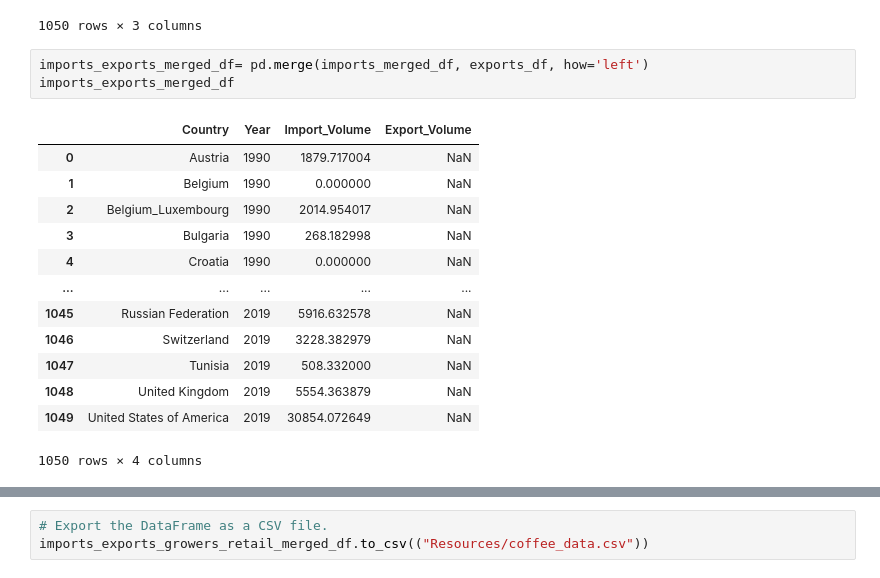
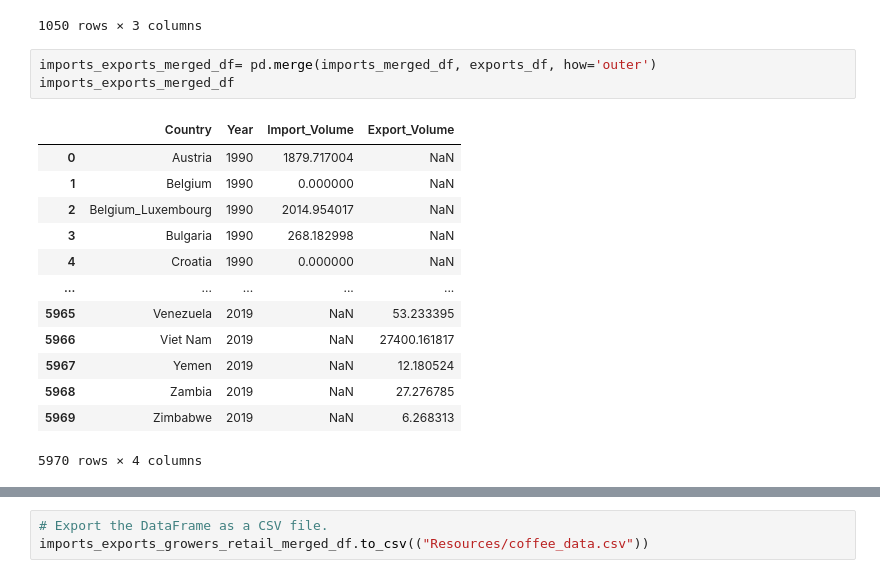
Before and after one commit to SandraBotica/Project-3, a Jupyter notebook: coffee_data.ipynb, the cells around one changed output, grey strips where cells are left out. Cells and saved outputs as stored; diff of their text form.

```diff
--- a/coffee_data.ipynb
+++ b/coffee_data.ipynb
@@ -250,20 +252,20 @@ imports_merged_df
 | 1049 | United States of America | 2019 | 30854.072649 |
 1050 rows × 3 columns
 # %%
-imports_exports_merged_df= pd.merge(imports_merged_df, exports_df, how='left')
+imports_exports_merged_df= pd.merge(imports_merged_df, exports_df, how='outer')
 imports_exports_merged_df
 # %% [output]
 |  | Country | Year | Import_Volume | Export_Volume |
 | 0 | Austria | 1990 | 1879.717004 | NaN |
 | 1 | Belgium | 1990 | 0.000000 | NaN |
 | 2 | Belgium_Luxembourg | 1990 | 2014.954017 | NaN |
 | 3 | Bulgaria | 1990 | 268.182998 | NaN |
 | 4 | Croatia | 1990 | 0.000000 | NaN |
 | ... | ... | ... | ... | ... |
-| 1045 | Russian Federation | 2019 | 5916.632578 | NaN |
-| 1046 | Switzerland | 2019 | 3228.382979 | NaN |
-| 1047 | Tunisia | 2019 | 508.332000 | NaN |
-| 1048 | United Kingdom | 2019 | 5554.363879 | NaN |
-| 1049 | United States of America | 2019 | 30854.072649 | NaN |
+| 5965 | Venezuela | 2019 | NaN | 53.233395 |
+| 5966 | Viet Nam | 2019 | NaN | 27400.161817 |
+| 5967 | Yemen | 2019 | NaN | 12.180524 |
+| 5968 | Zambia | 2019 | NaN | 27.276785 |
+| 5969 | Zimbabwe | 2019 | NaN | 6.268313 |
-1050 rows × 4 columns
+5970 rows × 4 columns
 # %%
```
Also changed, not shown: parts of 11 cells of this notebook, 5 other files.
